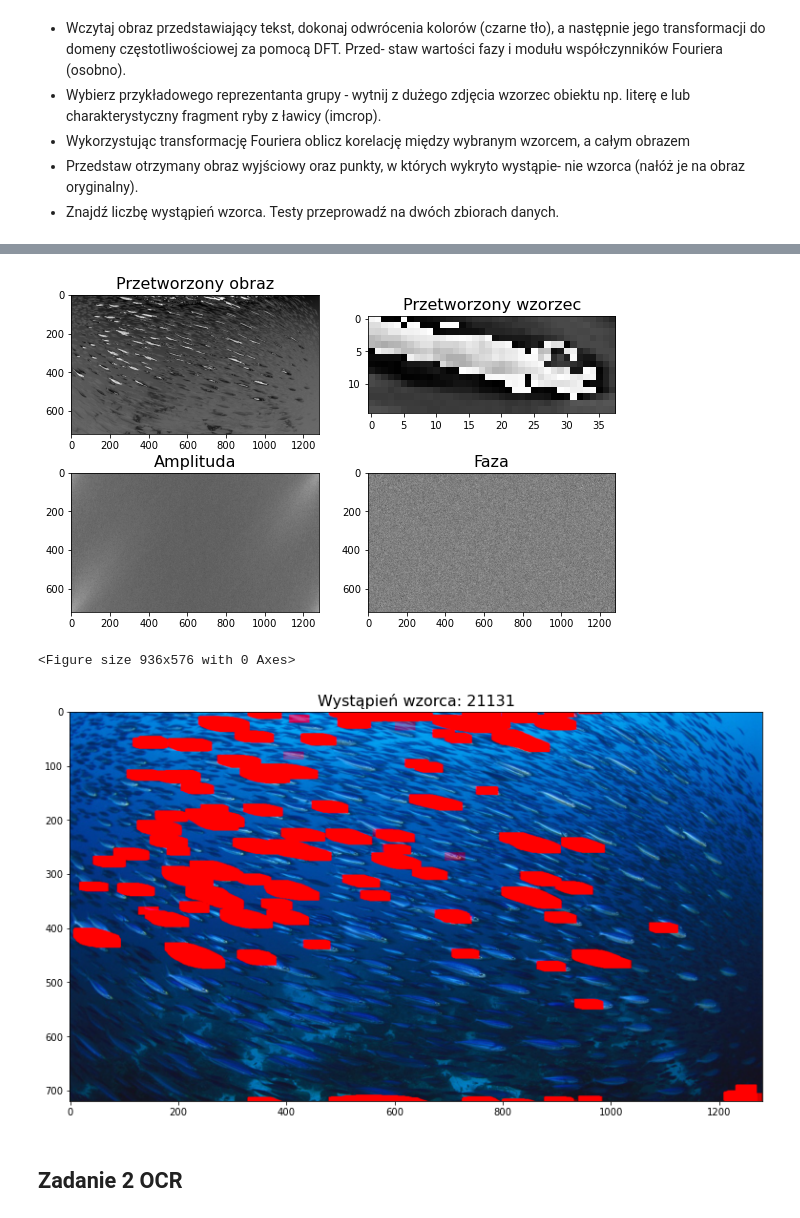
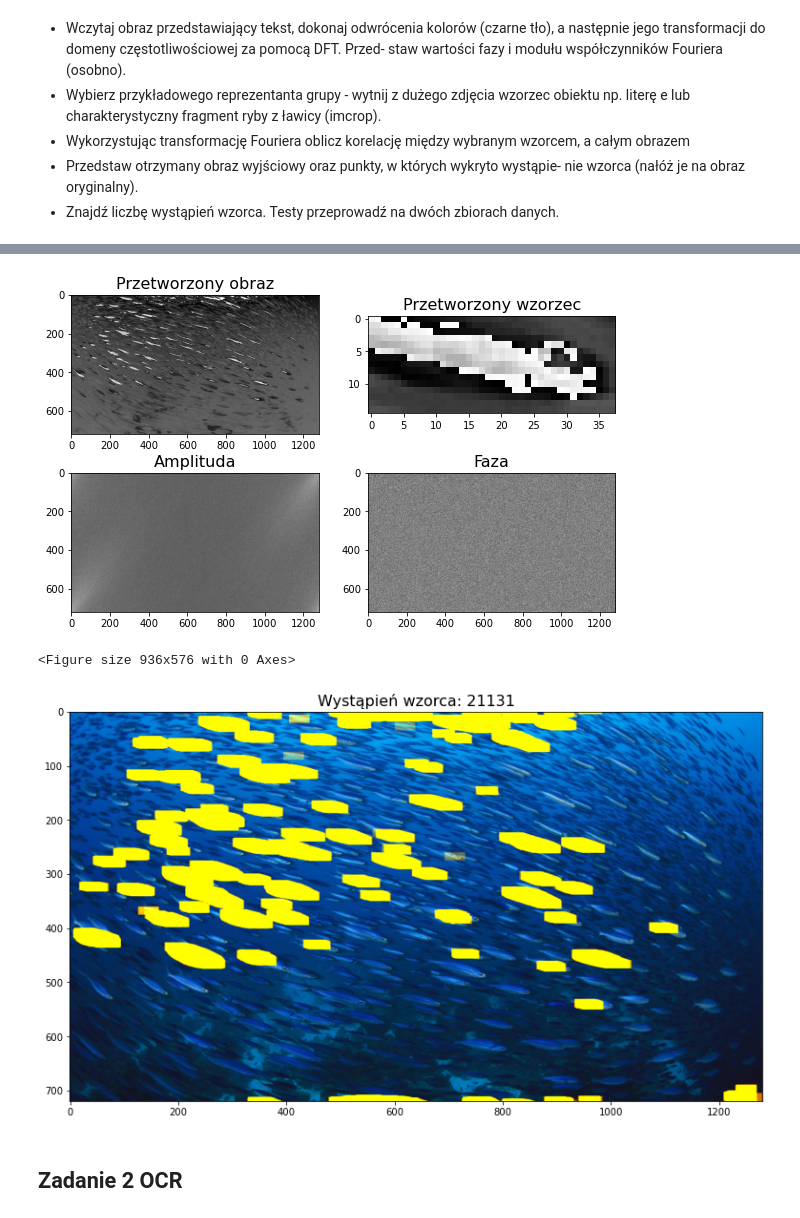
Before and after one commit to proman3419/AGH-WIET-INF-MOwNiT-2022, a Jupyter notebook: 9/9.ipynb, the cells around one changed output, grey strips where cells are left out. Saved outputs shown, nothing was run; the diff lists cells and outputs as text; code cells hidden in the pictures.

```diff
--- a/9/9.ipynb
+++ b/9/9.ipynb
@@ -73,7 +73,8 @@ def show_steps(im_processed, pattern_processed, im_dft, figsize):
     plt.show()
 
 def match_pattern_within_image(im_path, pattern_path, min_match_perc=0.95, figsize=(13, 8),
-                               show_steps_f=True, additional_process_im=None, additional_process_pattern=None):
+                               match_color_offset=(100, -50, -50), show_steps_f=True,
+                               additional_process_im=None, additional_process_pattern=None):
     im, W, H = open_image(im_path)
     im_processed = process_image(im)
     if additional_process_im is not None:
@@ -94,7 +95,7 @@ def match_pattern_within_image(im_path, pattern_path, min_match_perc=0.95, figsi
         for dx in range(w):
             for dy in range(h):
                 r, g, b = im_full[x-dx, y-dy]
-                im_full[x-dx,y-dy] = (r+100, g-50, b-50)
+                im_full[x-dx,y-dy] = tuple(np.array([r, g, b]) + np.array(match_color_offset))
 
     if show_steps_f:
         show_steps(im_processed, pattern_processed, im_dft, np.array(figsize)*0.75)
@@ -109,11 +110,12 @@ match_pattern_within_image(im_path='img/galia.png', pattern_path='img/galia_e.pn
 # %%
-match_pattern_within_image(im_path='img/fish.jpg', pattern_path='img/fish1.png', min_match_perc=0.5,
+match_pattern_within_image(im_path='img/fish.jpg', pattern_path='img/fish1.png',
+                           min_match_perc=0.5, match_color_offset=(100, 50, -50),
                            additional_process_im=lambda im: np.abs(np.array(im) - 130),
                            additional_process_pattern=lambda im: np.abs(np.array(im) - 130))
 # %% [output]
 [figure]
 <Figure size 936x576 with 0 Axes>
-[figure, old version]
+[figure, new version]
 # %% [markdown]
 ## Zadanie 2 OCR
 # %% [markdown]
```
Also changed, not shown: parts of 2 cells of this notebook, 1 other file.
